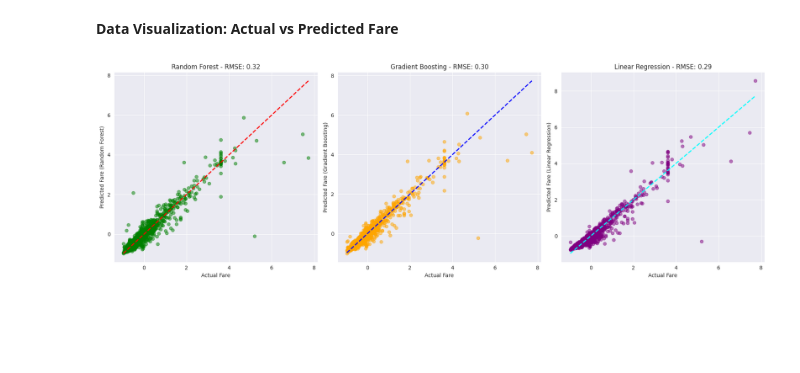
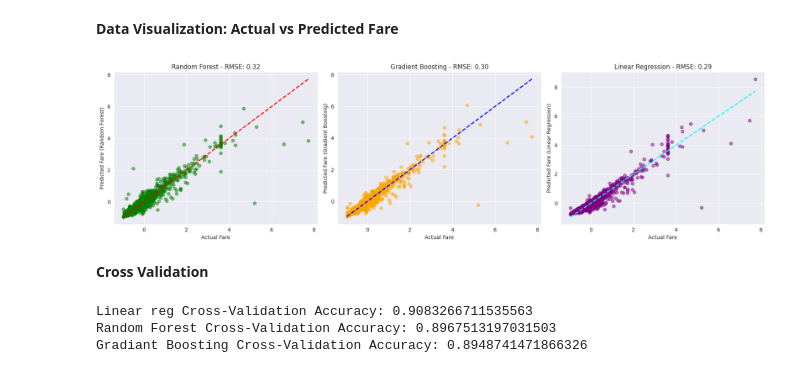
Before and after one commit to JonathanCharles123/IntelSystems, a Jupyter notebook: NoteBooks/Uber3.ipynb, the cells around one changed output. Cells and saved outputs as stored; diff of their text form; code cells hidden in the pictures; blank space fills up the shorter version.

Commit message:
Performed Cross Validation on Dataset 3

```diff
--- a/NoteBooks/Uber3.ipynb
+++ b/NoteBooks/Uber3.ipynb
@@ -151,7 +149,7 @@ std_X = scaler.fit_transform(x)
 # %% [markdown]
 Split Data into Train and Test Sets
 # %%
-X_train, X_test, y_train, y_test = train_test_split(std_X, std_Y, test_size=0.2, random_state=42)
+x_train, X_test, y_train, y_test = train_test_split(std_X, std_Y, test_size=0.2, random_state=42)
 # %% [markdown]
 Train Linear Regression Model
 # %%
@@ -159,7 +157,7 @@ from sklearn.linear_model import LinearRegression
 
 # Train the linear regression model
 model_lr = LinearRegression()
-model_lr.fit(X_train, y_train)
+model_lr.fit(x_train, y_train)
 # %% [output]
 LinearRegression()
 # %% [markdown]
@@ -191,7 +189,7 @@ Train Random Rainforest Regressor Model
 from sklearn.ensemble import RandomForestRegressor
 # Train a Random Forest model
 rf_model = RandomForestRegressor(n_estimators=100, random_state=42)
-rf_model.fit(X_train, y_train.ravel())
+rf_model.fit(x_train, y_train.ravel())
 # %% [output]
 RandomForestRegressor(random_state=42)
 # %% [markdown]
@@ -223,7 +221,7 @@ Train Gradient Boosting Model
 from sklearn.ensemble import GradientBoostingRegressor
 # Train a Gradient Boosting model
 gb_model = GradientBoostingRegressor(n_estimators=100, learning_rate=0.1, random_state=42)
-gb_model.fit(X_train, y_train.ravel())
+gb_model.fit(x_train, y_train.ravel())
 # %% [output]
 GradientBoostingRegressor(random_state=42)
 # %% [markdown]
@@ -278,30 +276,59 @@ print(tabulate(df, headers = 'keys', tablefmt = 'psql'))
 **Data Visualization: Actual vs Predicted Fare**
 # %%
 # Data visualization: Actual vs Predicted
-plt.figure(figsize=(18, 6))
+plt.figure(figsize=(18, 5))
 
 plt.subplot(131)
 plt.scatter(y_test, y_pred_rf, color='green', alpha=0.5)
 plt.plot([min(y_test), max(y_test)], [min(y_test), max(y_test)], linestyle='--', color='red', linewidth=2)
 plt.xlabel('Actual Fare')
 plt.ylabel('Predicted Fare (Random Forest)')
 plt.title(f'Random Forest - RMSE: {rmse_rf:.2f}')
 
 plt.subplot(132)
 plt.scatter(y_test, y_pred_gb, color='orange', alpha=0.5)
 plt.plot([min(y_test), max(y_test)], [min(y_test), max(y_test)], linestyle='--', color='blue', linewidth=2)
 plt.xlabel('Actual Fare')
 plt.ylabel('Predicted Fare (Gradient Boosting)')
 plt.title(f'Gradient Boosting - RMSE: {rmse_gb:.2f}')
 
 plt.subplot(133)
 plt.scatter(y_test, y_pred_lr, color='purple', alpha=0.5)
 plt.plot([min(y_test), max(y_test)], [min(y_test), max(y_test)], linestyle='--', color='cyan', linewidth=2)
 plt.xlabel('Actual Fare')
 plt.ylabel('Predicted Fare (Linear Regression)')
 plt.title(f'Linear Regression - RMSE: {rmse_lr:.2f}')
 
 plt.tight_layout()
 plt.show()
 # %% [output]
-[figure, old version]
+[figure, new version]
+# %% [markdown]
+**Cross Validation**
+# %%
+from sklearn.model_selection import cross_val_score
+from sklearn.linear_model import LinearRegression
+from sklearn.ensemble import RandomForestRegressor, GradientBoostingRegressor
+import numpy as np
+
+# Assuming you have your feature matrix X and target variable y
+y_train=y_train.ravel()
+# Linear Regression
+lr = LinearRegression()
+lr_scores = cross_val_score(lr, x_train, y_train, cv=5)
+lr_mean_accuracy = lr_scores.mean()
+print("Linear reg Cross-Validation Accuracy:", lr_mean_accuracy)
+
+rf = RandomForestRegressor()
+rf_score = cross_val_score(rf, x_train, y_train, cv=5)
+rf_mean_accuracy = rf_score.mean()
+print("Random Forest Cross-Validation Accuracy:", rf_mean_accuracy)
+
+gb = GradientBoostingRegressor()
+gb_score = cross_val_score(rf, x_train, y_train, cv=5)
+gb_mean_accuracy = gb_score.mean()
+print("Gradiant Boosting Cross-Validation Accuracy:", gb_mean_accuracy)
+# %% [output]
+Linear reg Cross-Validation Accuracy: 0.9083266711535563
+Random Forest Cross-Validation Accuracy: 0.8967513197031503
+Gradiant Boosting Cross-Validation Accuracy: 0.8948741471866326
```
Also changed, not shown: parts of 1 cell of this notebook, 2 other files.
